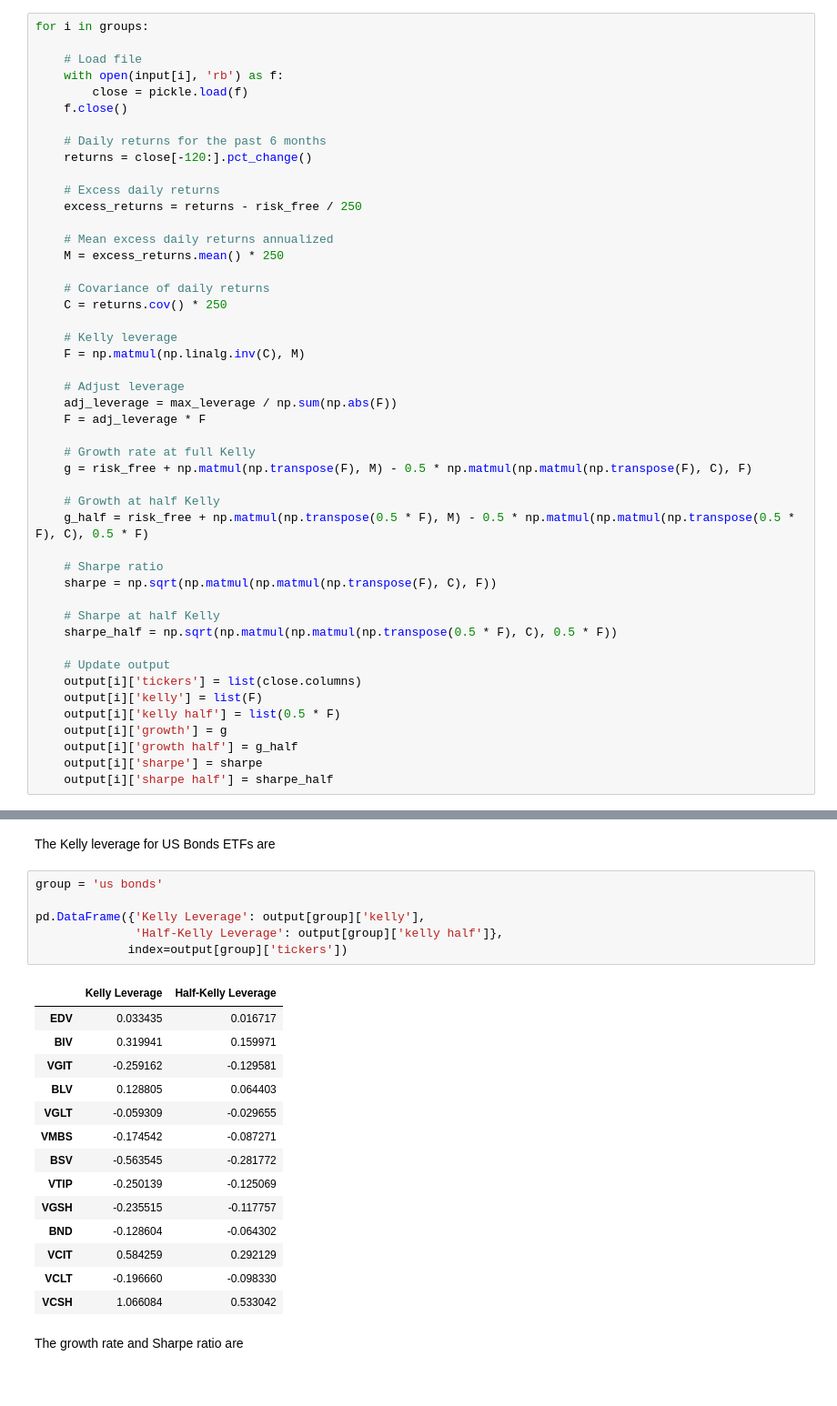
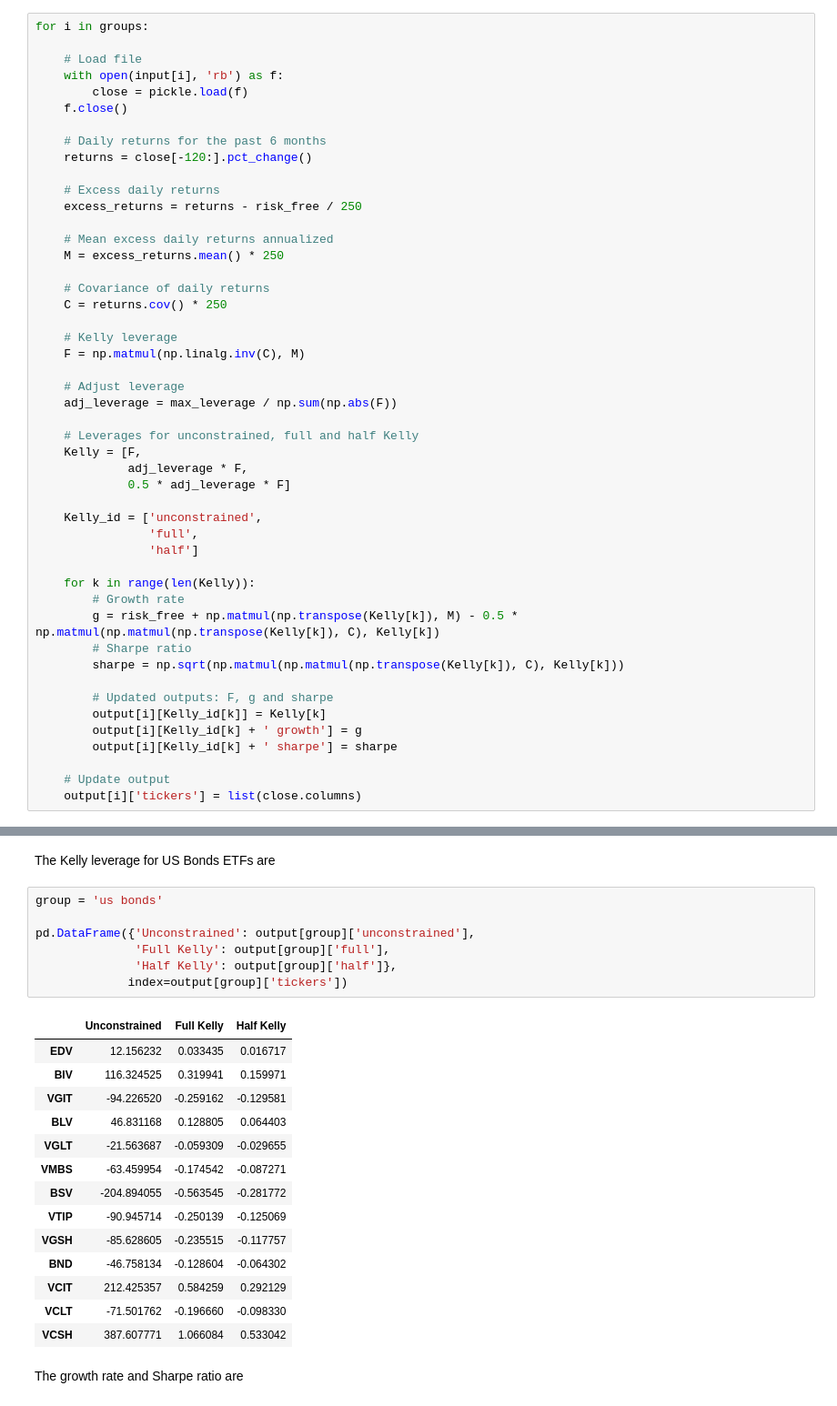
Before and after one commit to DinodC/investing-etf-kelly, a Jupyter notebook: investing_etf_kelly_02.ipynb, the cells around one changed output, grey strips where cells are left out. Shown at 91% size. Saved outputs shown, nothing was run; the diff lists cells and outputs as text.

```diff
--- a/investing_etf_kelly_02.ipynb
+++ b/investing_etf_kelly_02.ipynb
@@ -127,25 +133,26 @@ for i in groups:
 
     # Adjust leverage
     adj_leverage = max_leverage / np.sum(np.abs(F))
-    F = adj_leverage * F
 
-    # Growth rate at full Kelly
-    g = risk_free + np.matmul(np.transpose(F), M) - 0.5 * np.matmul(np.matmul(np.transpose(F), C), F)
+    # Leverages for unconstrained, full and half Kelly
+    Kelly = [F,
+             adj_leverage * F,
+             0.5 * adj_leverage * F]
 
-    # Growth at half Kelly
-    g_half = risk_free + np.matmul(np.transpose(0.5 * F), M) - 0.5 * np.matmul(np.matmul(np.transpose(0.5 * F), C), 0.5 * F)
+    Kelly_id = ['unconstrained',
+                'full',
+                'half']
 
-    # Sharpe ratio
-    sharpe = np.sqrt(np.matmul(np.matmul(np.transpose(F), C), F))
+    for k in range(len(Kelly)):
+        # Growth rate
+        g = risk_free + np.matmul(np.transpose(Kelly[k]), M) - 0.5 * np.matmul(np.matmul(np.transpose(Kelly[k]), C), Kelly[k])
+        # Sharpe ratio
+        sharpe = np.sqrt(np.matmul(np.matmul(np.transpose(Kelly[k]), C), Kelly[k]))
 
-    # Sharpe at half Kelly
-    sharpe_half = np.sqrt(np.matmul(np.matmul(np.transpose(0.5 * F), C), 0.5 * F))
+        # Updated outputs: F, g and sharpe
+        output[i][Kelly_id[k]] = Kelly[k]
+        output[i][Kelly_id[k] + ' growth'] = g
+        output[i][Kelly_id[k] + ' sharpe'] = sharpe
 
     # Update output
     output[i]['tickers'] = list(close.columns)
-    output[i]['kelly'] = list(F)
-    output[i]['kelly half'] = list(0.5 * F)
-    output[i]['growth'] = g
-    output[i]['growth half'] = g_half
-    output[i]['sharpe'] = sharpe
-    output[i]['sharpe half'] = sharpe_half
@@ -156,24 +165,25 @@ The Kelly leverage for US Bonds ETFs are
 # %%
 group = 'us bonds'
 
-pd.DataFrame({'Kelly Leverage': output[group]['kelly'],
-              'Half-Kelly Leverage': output[group]['kelly half']},
+pd.DataFrame({'Unconstrained': output[group]['unconstrained'],
+              'Full Kelly': output[group]['full'],
+              'Half Kelly': output[group]['half']},
              index=output[group]['tickers'])
 # %% [output]
-|  | Kelly Leverage | Half-Kelly Leverage |
-| EDV | 0.033435 | 0.016717 |
-| BIV | 0.319941 | 0.159971 |
-| VGIT | -0.259162 | -0.129581 |
-| BLV | 0.128805 | 0.064403 |
-| VGLT | -0.059309 | -0.029655 |
-| VMBS | -0.174542 | -0.087271 |
-| BSV | -0.563545 | -0.281772 |
-| VTIP | -0.250139 | -0.125069 |
-| VGSH | -0.235515 | -0.117757 |
-| BND | -0.128604 | -0.064302 |
-| VCIT | 0.584259 | 0.292129 |
-| VCLT | -0.196660 | -0.098330 |
-| VCSH | 1.066084 | 0.533042 |
+|  | Unconstrained | Full Kelly | Half Kelly |
+| EDV | 12.156232 | 0.033435 | 0.016717 |
+| BIV | 116.324525 | 0.319941 | 0.159971 |
+| VGIT | -94.226520 | -0.259162 | -0.129581 |
+| BLV | 46.831168 | 0.128805 | 0.064403 |
+| VGLT | -21.563687 | -0.059309 | -0.029655 |
+| VMBS | -63.459954 | -0.174542 | -0.087271 |
+| BSV | -204.894055 | -0.563545 | -0.281772 |
+| VTIP | -90.945714 | -0.250139 | -0.125069 |
+| VGSH | -85.628605 | -0.235515 | -0.117757 |
+| BND | -46.758134 | -0.128604 | -0.064302 |
+| VCIT | 212.425357 | 0.584259 | 0.292129 |
+| VCLT | -71.501762 | -0.196660 | -0.098330 |
+| VCSH | 387.607771 | 1.066084 | 0.533042 |
 # %% [markdown]
 The growth rate and Sharpe ratio are
 # %%
```
Also changed, not shown: parts of 16 cells of this notebook.
